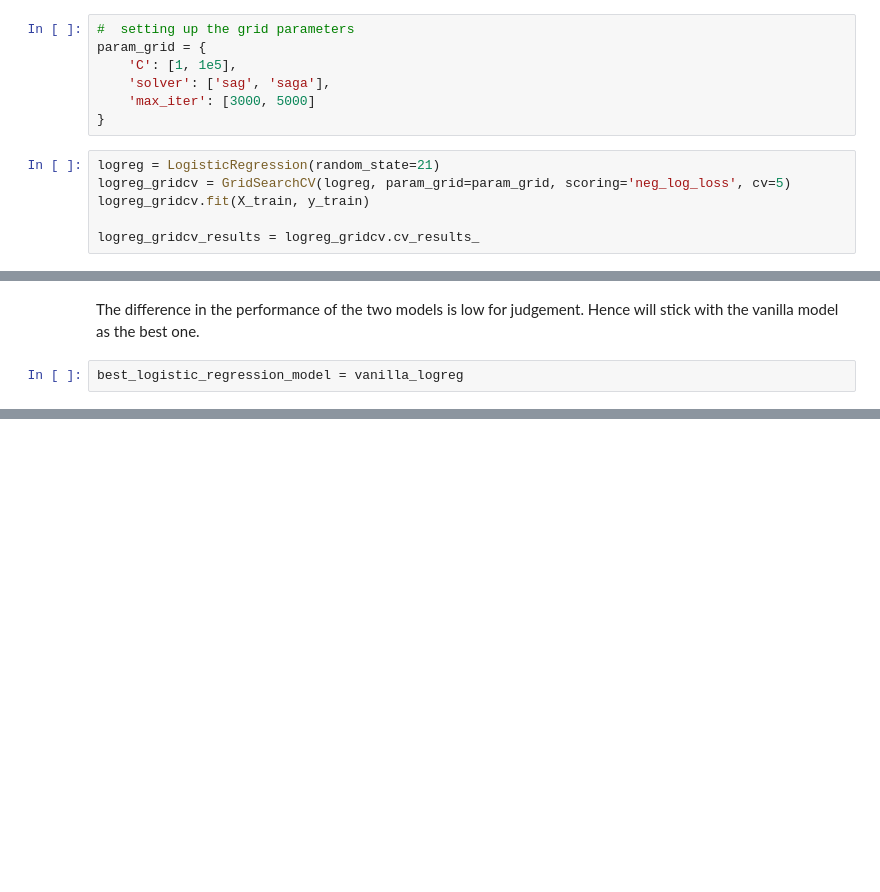
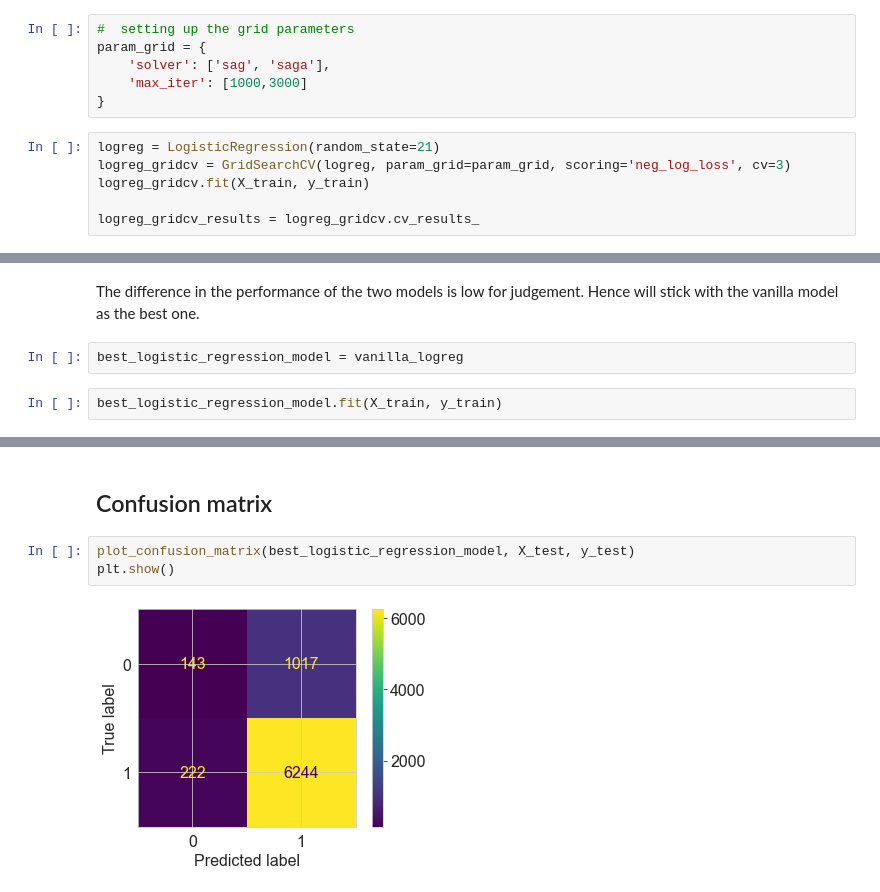
Before and after one commit to IainMosima/Tanzania-water-point-status-prediction-project, a Jupyter notebook: notebooks/4logistic-regression.ipynb, the cells around one changed output, grey strips where cells are left out. Saved outputs shown, nothing was run; the diff lists cells and outputs as text; blank space fills up the shorter version.

```diff
--- a/notebooks/4logistic-regression.ipynb
+++ b/notebooks/4logistic-regression.ipynb
@@ -110,13 +111,12 @@ With cross validation the vanilla model seems to be doing better even. Hence wil
 # %%
 #  setting up the grid parameters
 param_grid = {
-    'C': [1, 1e5],
     'solver': ['sag', 'saga'],
-    'max_iter': [3000, 5000]
+    'max_iter': [1000,3000]
 }
 # %%
 logreg = LogisticRegression(random_state=21)
-logreg_gridcv = GridSearchCV(logreg, param_grid=param_grid, scoring='neg_log_loss', cv=5)
+logreg_gridcv = GridSearchCV(logreg, param_grid=param_grid, scoring='neg_log_loss', cv=3)
 logreg_gridcv.fit(X_train, y_train)
 
 logreg_gridcv_results = logreg_gridcv.cv_results_
@@ -153,3 +153,5 @@ The mean accuracy score is:      0.7460484045590758
 The difference in the performance of the two models is low for judgement. Hence will stick with the vanilla model as the best one.
 # %%
 best_logistic_regression_model = vanilla_logreg
+# %%
+best_logistic_regression_model.fit(X_train, y_train)
@@ -155,0 +175,7 @@ best_logistic_regression_model = vanilla_logreg
+# %% [markdown]
+## Confusion matrix
+# %%
+plot_confusion_matrix(best_logistic_regression_model, X_test, y_test)
+plt.show()
+# %% [output]
+[figure, added]
```
Also changed, not shown: parts of 14 cells of this notebook, 6 other files.
